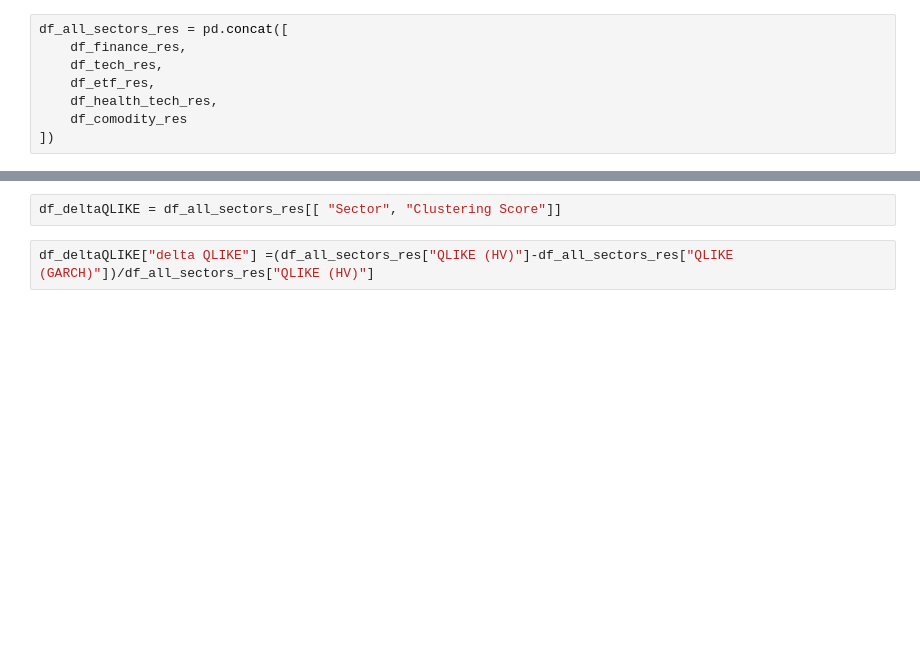
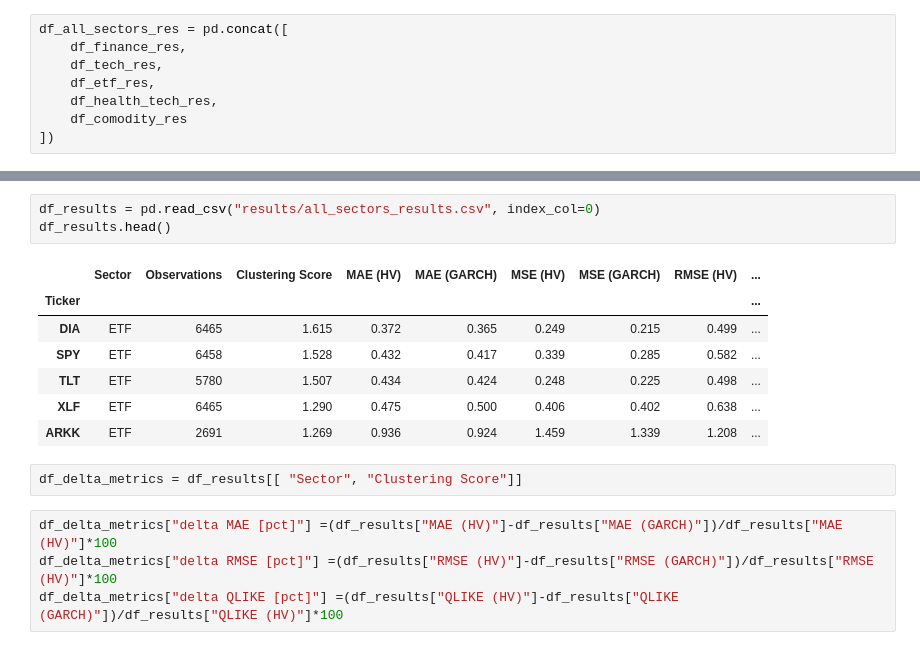
Before and after one commit to sushmita212/Stock_Volatility_Forecasting, a Jupyter notebook: modelAndPrediction.ipynb, the cells around one changed output, grey strips where cells are left out. Drawn from its saved outputs; the diff is of its cells as text; blank space fills up the shorter version.

Commit message:
HV v GARCH

```diff
--- a/modelAndPrediction.ipynb
+++ b/modelAndPrediction.ipynb
@@ -298,6 +303,19 @@ df_all_sectors_res.head(10)
 | NEM | Commodity | 6465 | 0.717 | 0.820 | 0.849 | 1.089 | 1.004 | 1.044 | ... |
 | JPM | Finance | 6463 | 0.697 | 0.601 | 0.643 | 0.670 | 0.682 | 0.818 | ... |
 # %%
-df_deltaQLIKE = df_all_sectors_res[[ "Sector", "Clustering Score"]]
+df_results = pd.read_csv("results/all_sectors_results.csv", index_col=0)
+df_results.head()
+# %% [output]
+|  | Sector | Observations | Clustering Score | MAE (HV) | MAE (GARCH) | MSE (HV) | MSE (GARCH) | RMSE (HV) | ... |
+| Ticker |  |  |  |  |  |  |  |  | ... |
+| DIA | ETF | 6465 | 1.615 | 0.372 | 0.365 | 0.249 | 0.215 | 0.499 | ... |
+| SPY | ETF | 6458 | 1.528 | 0.432 | 0.417 | 0.339 | 0.285 | 0.582 | ... |
+| TLT | ETF | 5780 | 1.507 | 0.434 | 0.424 | 0.248 | 0.225 | 0.498 | ... |
+| XLF | ETF | 6465 | 1.290 | 0.475 | 0.500 | 0.406 | 0.402 | 0.638 | ... |
+| ARKK | ETF | 2691 | 1.269 | 0.936 | 0.924 | 1.459 | 1.339 | 1.208 | ... |
+# %%
+df_delta_metrics = df_results[[ "Sector", "Clustering Score"]]
 # %%
-df_deltaQLIKE["delta QLIKE"] =(df_all_sectors_res["QLIKE (HV)"]-df_all_sectors_res["QLIKE (GARCH)"])/df_all_sectors_res["QLIKE (HV)"]
+df_delta_metrics["delta MAE [pct]"] =(df_results["MAE (HV)"]-df_results["MAE (GARCH)"])/df_results["MAE (HV)"]*100
+df_delta_metrics["delta RMSE [pct]"] =(df_results["RMSE (HV)"]-df_results["RMSE (GARCH)"])/df_results["RMSE (HV)"]*100
+df_delta_metrics["delta QLIKE [pct]"] =(df_results["QLIKE (HV)"]-df_results["QLIKE (GARCH)"])/df_results["QLIKE (HV)"]*100
```
Also changed, not shown: parts of 11 cells of this notebook, 4 other files.
